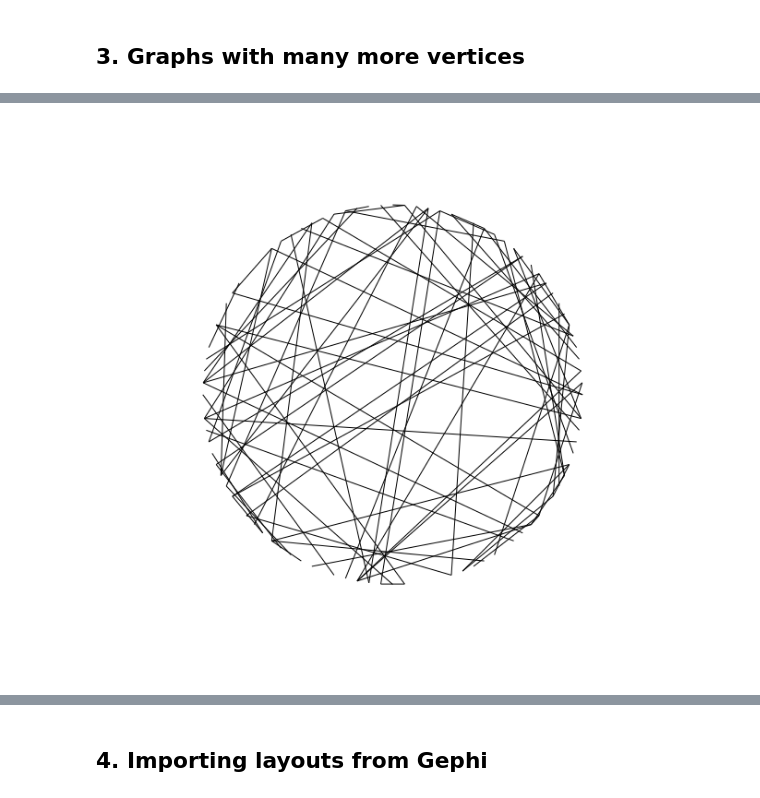
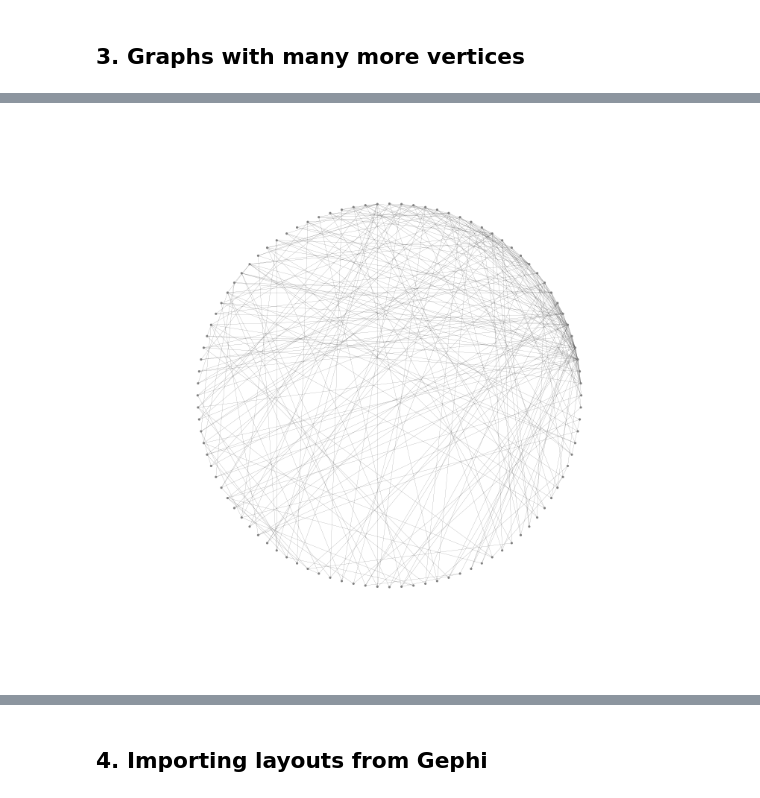
Before and after one commit to MHenderson/graph-drawing, a Jupyter notebook: networkx-drawing-notebook.ipynb, the cells around one changed output, grey strips where cells are left out. Drawn from its saved outputs; the diff is of its cells as text; code cells hidden in the pictures.

```diff
--- a/networkx-drawing-notebook.ipynb
+++ b/networkx-drawing-notebook.ipynb
@@ -114,7 +113,8 @@ bigfigs()
 # %%
 options_2 = {
- 'with_labels':False,
- 'node_color': 'black',
- 'node_size': 0,
- 'width':1,
+ 'with_labels': False,
+ 'node_color': 'grey',
+ 'node_size': 10,
+ 'linewidths': 0,
+ 'width': 0.1,
 }
@@ -121,7 +128,7 @@ options_2 = {
 # %%
-er = nx.erdos_renyi_graph(100,0.015)
-pos = nx.circular_layout(er)
+G = nx.barabasi_albert_graph(100, 3)
+pos = nx.circular_layout(G)
 # %%
-nx.draw(er, pos, **options_2)
+nx.draw(G, pos, **options_2)
 # %% [output]
-[figure, old version]
+[figure, new version]
```
Also changed, not shown: parts of 30 cells of this notebook.
